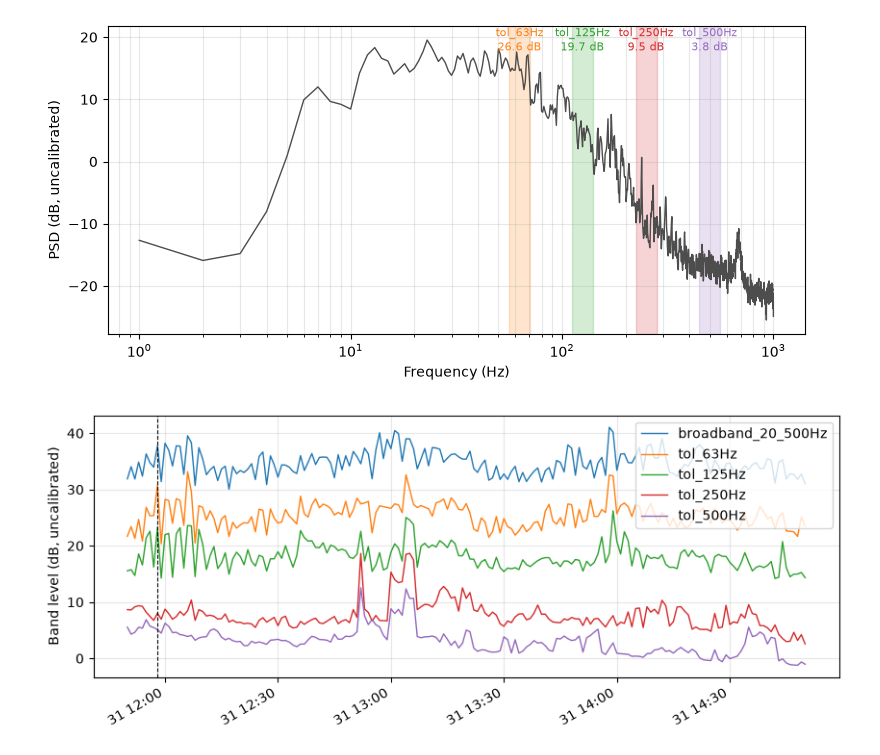
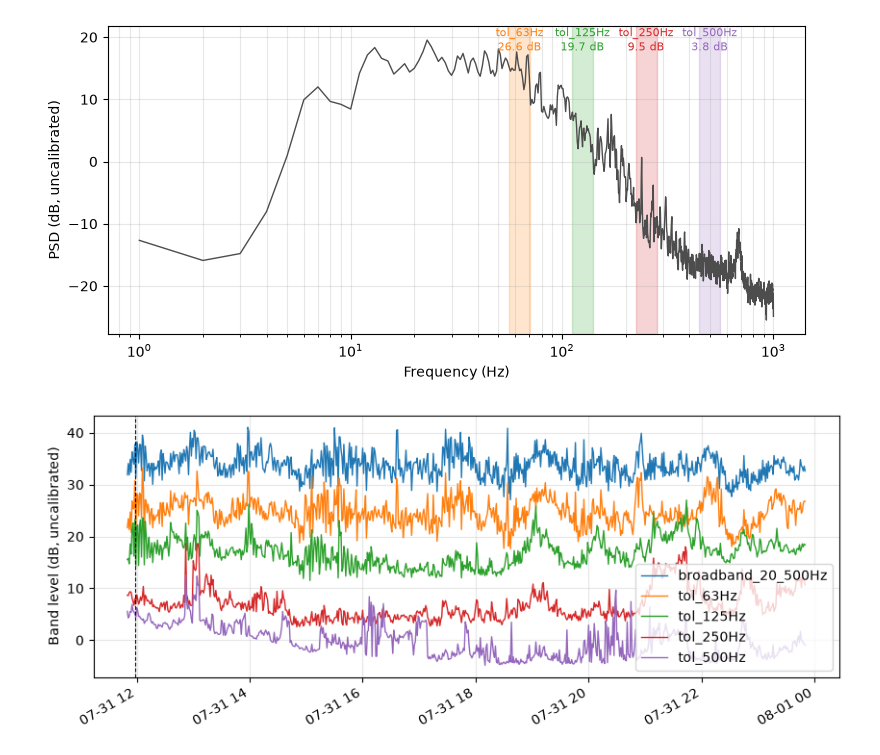
Before and after one commit to florspag/acoustic_vessels, a Jupyter notebook: vessel.ipynb, the cells around one changed output. Drawn from its saved outputs; the diff is of its cells as text; code cells hidden in the pictures.

Commit message:
add: enable to process multiple audio files and merge

```diff
--- a/vessel.ipynb
+++ b/vessel.ipynb
@@ -18,17 +25,17 @@ logging.basicConfig(
 logging.getLogger("audio_files").setLevel(logging.INFO)
 # %%
 BUCKET = "noaa-passive-bioacoustic"
-FILES_PREFIX = "sefsc"
+FILES_PREFIX = "sefsc/audio/gomex/ef/sefsc_gomex_ef_01"
 store = GCStore(bucket=BUCKET)
-start_date = pd.Timestamp(2016, 7, 31)
-end_date = pd.Timestamp(2016, 8,1)
+START_DATE = pd.Timestamp(2016, 7, 31)
+END_DATE = pd.Timestamp(2016, 8, 5)
 # %%
 files = store.list_files(prefix=FILES_PREFIX)
 # %%
 files = GCStore.filter_files(
     filenames=files,
     extentions=[AudioExtenstion.FLAC],
-    start_date=start_date,
-    end_date=end_date)
+    start_date=START_DATE,
+    end_date=END_DATE)
 # %%
 aud = AudioFile(filename=files[0], store=store)
@@ -35,8 +44,8 @@ aud = AudioFile(filename=files[0], store=store)
 # %%
-to = aud.timestamp
-t1 = aud.timestamp  + pd.Timedelta(hours=3)
+t0 = aud.timestamp
+t1 = aud.timestamp  + pd.Timedelta(hours=12)
 
-spectral_densities = extract_spectral_distribution(audio_file=aud, t0=to, t1=t1)
+spectral_densities = extract_spectral_distribution(audio_file=aud, t0=t0, t1=t1)
 
 times = spectral_densities[0]
 freqs = spectral_densities[1]
@@ -58,6 +67,6 @@ plot_bands(freqs=freqs, psd=psds[instant], bands_levels=bands_lvl, bands_def=ban
 # %% [output]
 [figure]
 # %%
-plot_bands_over_time(times=times, freqs=freqs, psds=psds, bands_def=bands_def, instant=8)
+plot_bands_timeserie(times=times, freqs=freqs, psds=psds, bands_def=bands_def, instant=8)
 # %% [output]
-[figure, old version]
+[figure, new version]
```
Also changed, not shown: parts of 11 cells of this notebook, 2 other files.
